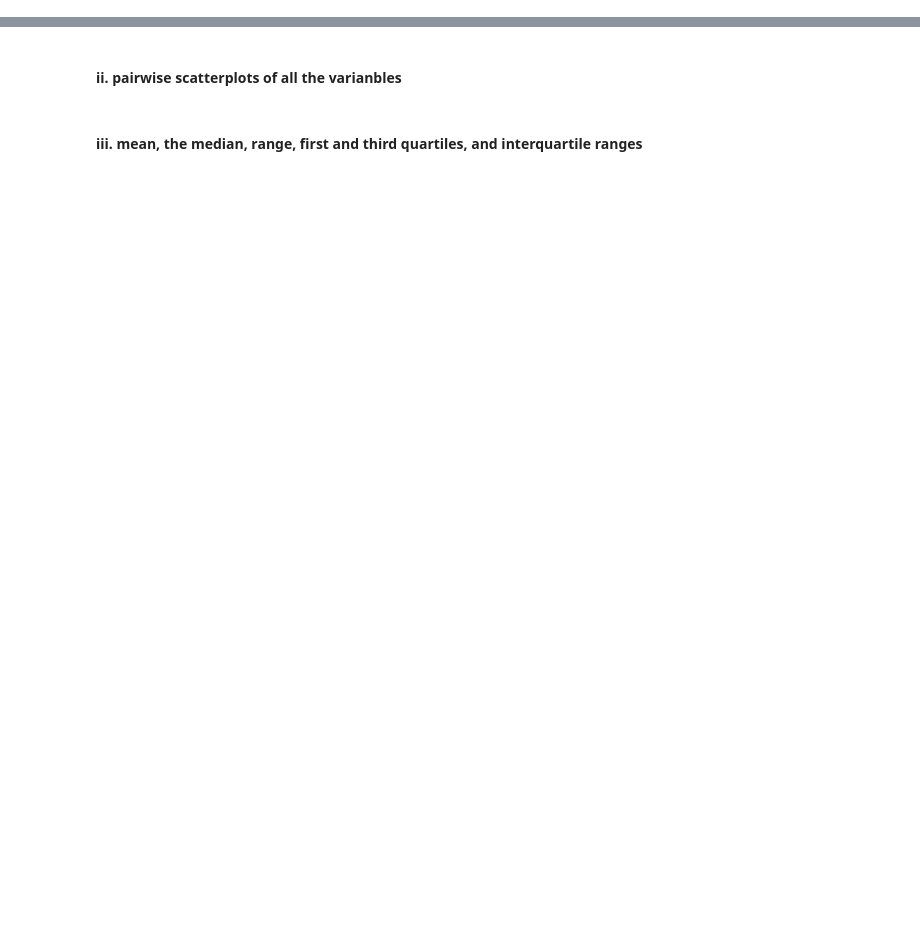
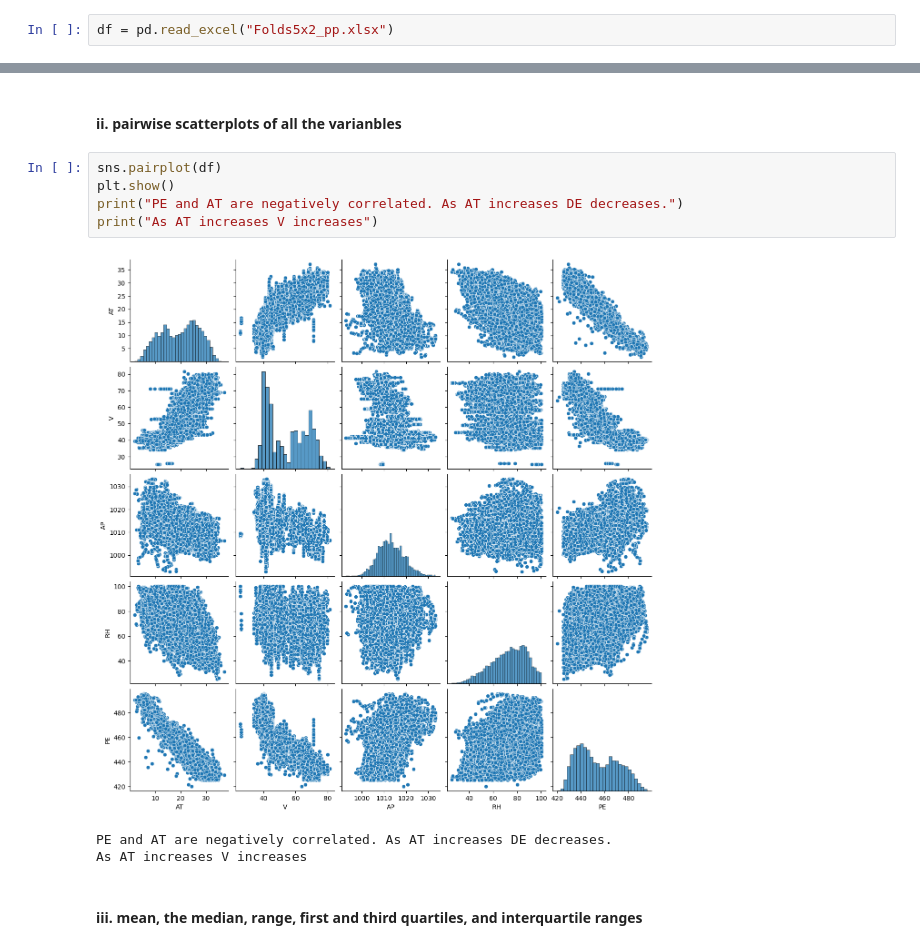
Before and after one commit to Brice12347/552_HW_2, a Jupyter notebook: Patchou_Brice_HW2.ipynb, the cells around one changed output, grey strips where cells are left out. Saved outputs shown, nothing was run; the diff lists cells and outputs as text; blank space fills up the shorter version.

```diff
--- a/Patchou_Brice_HW2.ipynb
+++ b/Patchou_Brice_HW2.ipynb
@@ -17,5 +28,7 @@ Package imports
 # %% [markdown]
 Get the Cycle Power Plant Data Set
+# %%
+df = pd.read_excel("Folds5x2_pp.xlsx")
 # %% [markdown]
 ### (b) Exploring the data
 # %% [markdown]
@@ -23,4 +54,13 @@ Get the Cycle Power Plant Data Set
 # %% [markdown]
 #### ii. pairwise scatterplots of all the varianbles
+# %%
+sns.pairplot(df)
+plt.show()
+print("PE and AT are negatively correlated. As AT increases DE decreases.")
+print("As AT increases V increases")
+# %% [output]
+[figure, added]
+PE and AT are negatively correlated. As AT increases DE decreases.
+As AT increases V increases
 # %% [markdown]
 #### iii. mean, the median, range, first and third quartiles, and interquartile ranges
```
Also changed, not shown: parts of 18 cells of this notebook, 1 other file.
